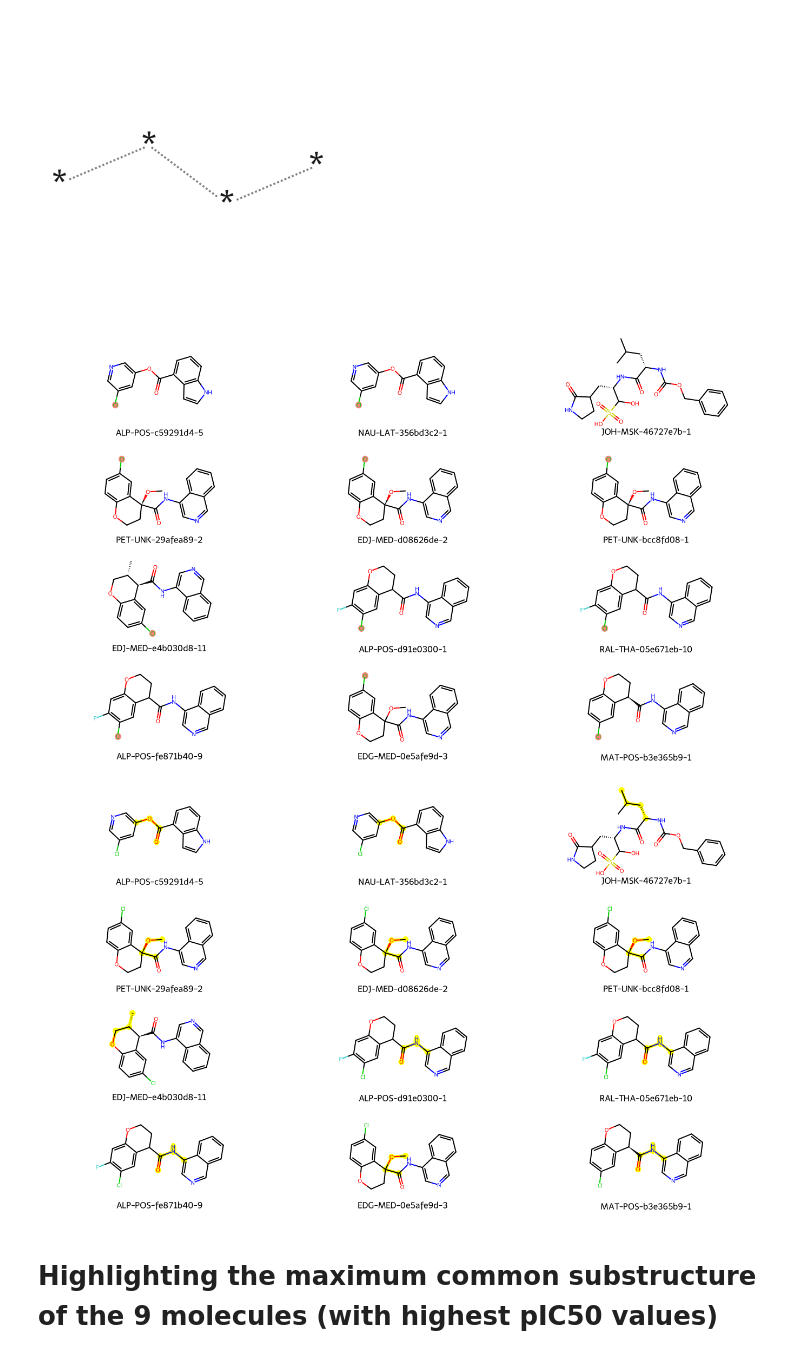
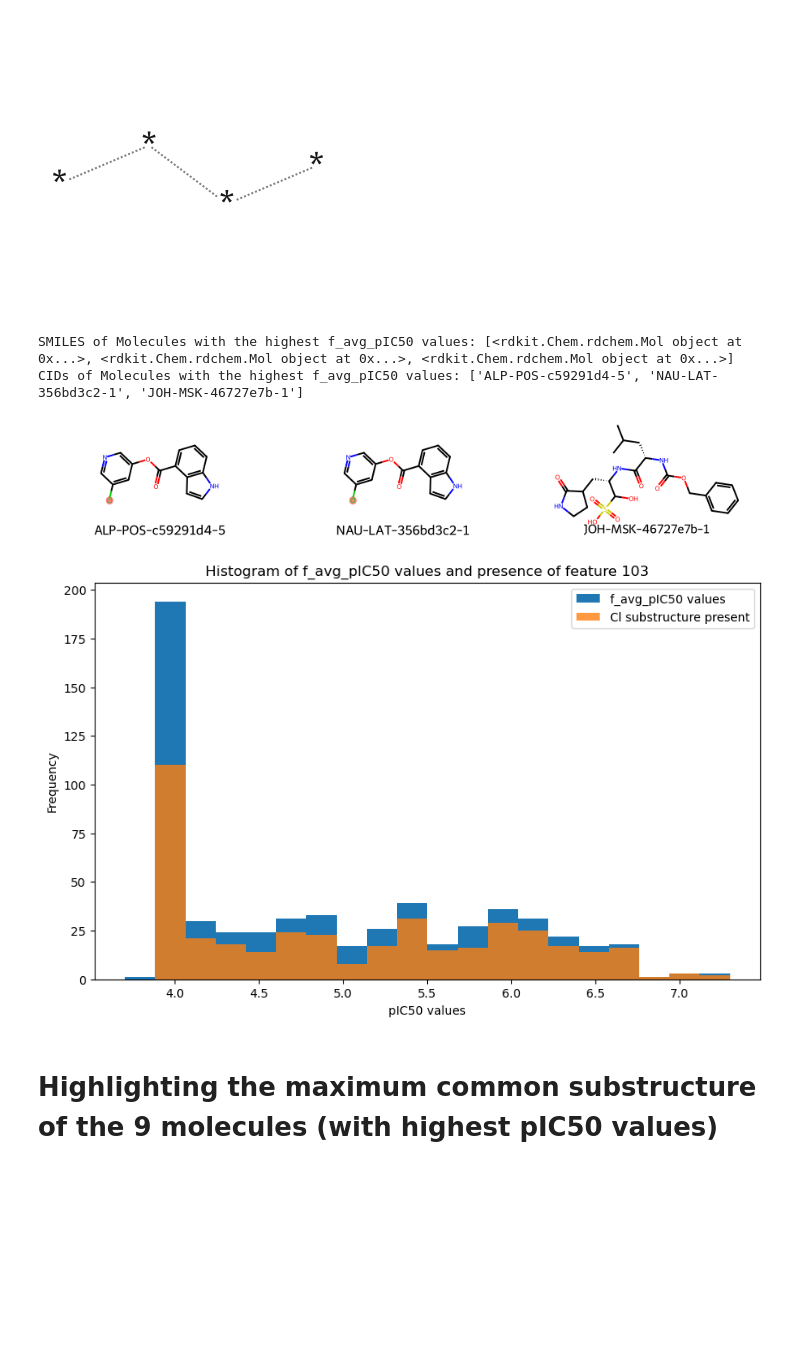
Before and after one commit to ASarriJackson/SummerProject, a Jupyter notebook: Shapely/Shapely_regression.ipynb, the cells around one changed output. Saved outputs shown, nothing was run; the diff lists cells and outputs as text; code cells hidden in the pictures; blank space fills up the shorter version.

```diff
--- a/Shapely/Shapely_regression.ipynb
+++ b/Shapely/Shapely_regression.ipynb
@@ -156,21 +152,46 @@ Draw.MolToImage(f105_molecule)
 [figure]
 # %%
 # get the smiles string of the 5 molecules with the highest pIC50 values in the column compounds["f_avg_pIC50"]
-top_molecules_df = compounds.sort_values(by="f_avg_pIC50", ascending=False).head(12)
+top_molecules_df = compounds.sort_values(by="f_avg_pIC50", ascending=False).head(3)
 top_SMILES = top_molecules_df["SMILES"].to_list()
 top_CIDs = top_molecules_df["CID"].to_list()
 
 # Generate the molecule objects from the SMILES strings
 top_molecules = [Chem.MolFromSmiles(smiles) for smiles in top_SMILES]
+print(f"SMILES of Molecules with the highest f_avg_pIC50 values: {top_molecules}")
+print(f"CIDs of Molecules with the highest f_avg_pIC50 values: {top_CIDs}")
+# %% [output]
+SMILES of Molecules with the highest f_avg_pIC50 values: [<rdkit.Chem.rdchem.Mol object at 0x...>, <rdkit.Chem.rdchem.Mol object at 0x...>, <rdkit.Chem.rdchem.Mol object at 0x...>]
+CIDs of Molecules with the highest f_avg_pIC50 values: ['ALP-POS-c59291d4-5', 'NAU-LAT-356bd3c2-1', 'JOH-MSK-46727e7b-1']
 # %%
 highlight103 = Chem.MolFromSmarts("Cl")
 img103 = Draw.MolsToGridImage(
     top_molecules,
     molsPerRow=3,
-    subImgSize=(450, 200),
+    subImgSize=(300, 150),
     legends=top_CIDs,
     highlightAtomLists=[molecule.GetSubstructMatch(highlight103) for molecule in top_molecules],
 )
 display(img103)
 # %% [output]
-[figure, old version]
+[figure, new version]
+# %%
+
+# Assuming compounds DataFrame is already defined and contains 'f_avg_pIC50' and 'SMILES' columns
+
+# Create a new column indicating the presence of 'Cl' substructure
+Cl_presence = compounds.copy()
+Cl_presence['Cl_substructure'] = Cl_presence['SMILES'].str.contains('Cl')
+
+plt.figure(figsize=(10, 6))
+bins = np.histogram_bin_edges(Cl_presence["f_avg_pIC50"], bins=20)
+plt.hist(Cl_presence["f_avg_pIC50"], bins=bins, label="f_avg_pIC50 values")
+plt.hist(Cl_presence[Cl_presence["Cl_substructure"] == True]["f_avg_pIC50"], bins=bins, alpha=0.8, label="Cl substructure present")
+
+plt.xlabel("pIC50 values")
+plt.ylabel("Frequency")
+plt.title("Histogram of f_avg_pIC50 values and presence of feature 103")
+plt.legend()
+plt.show()
+# %% [output]
+[figure, added]
@@ -189,8 +217,6 @@ img105 = Draw.MolsToGridImage(
     highlightAtomColors=highlight_atom_lists_colour
 )
 display(img105)
-# %% [output]
-[figure, removed]
 # %% [markdown]
 # Highlighting the maximum common substructure of the 9 molecules (with highest pIC50 values)
 # %%
```
Also changed, not shown: parts of 18 cells of this notebook, 11 other files.
